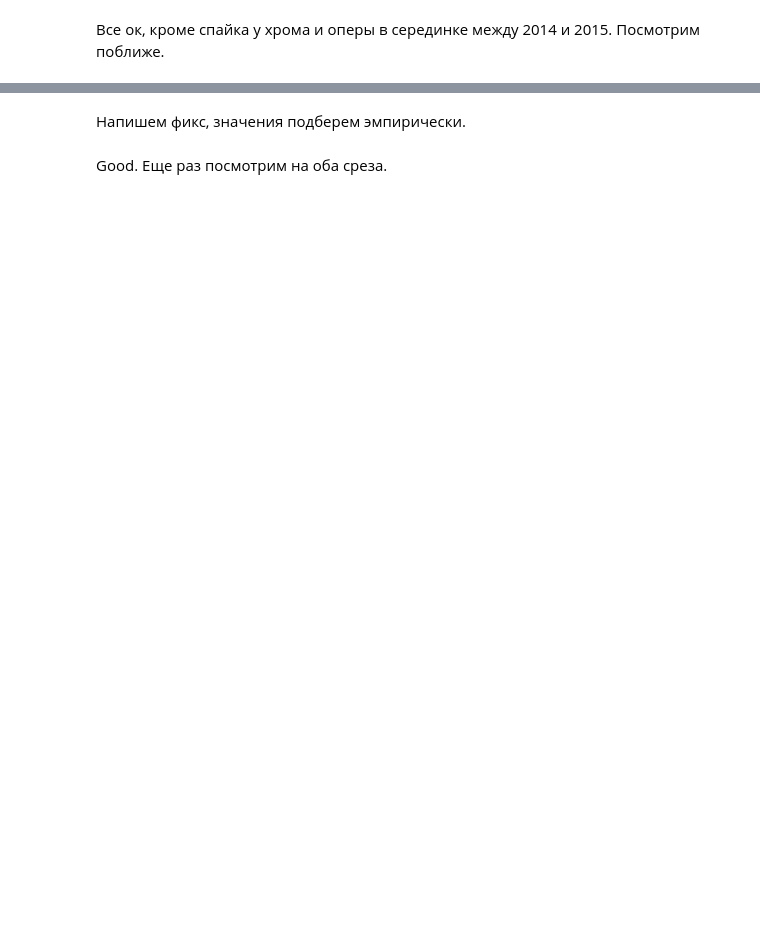
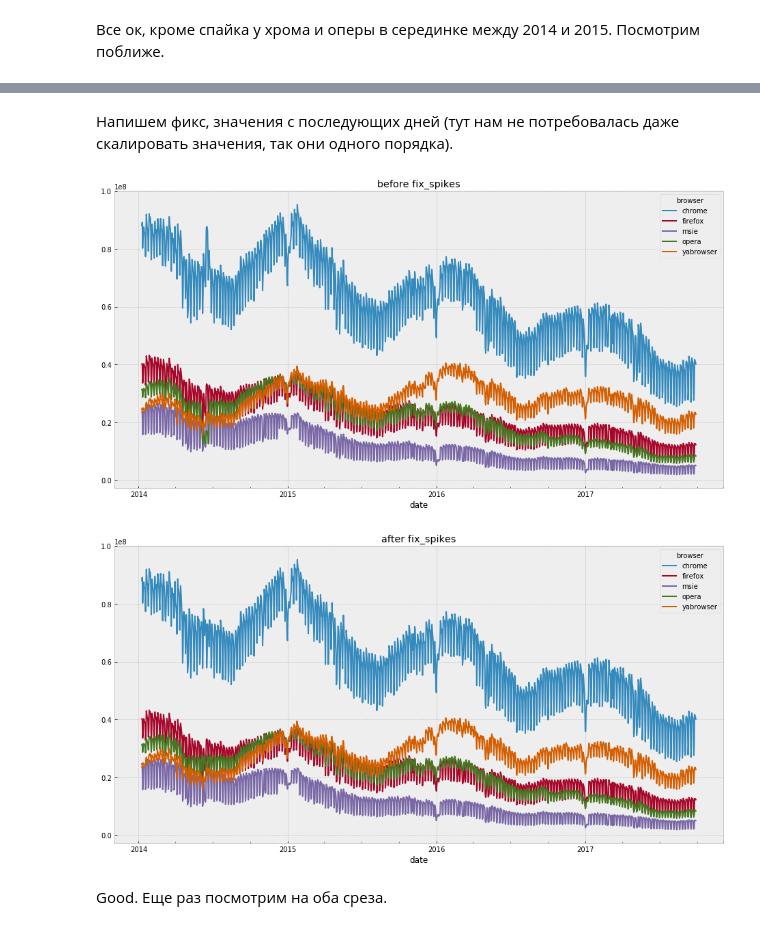
Before and after one commit to stasbel/pracanalytics-hw, a Jupyter notebook: task03/data.ipynb, the cells around one changed output, grey strips where cells are left out. Saved outputs shown, nothing was run; the diff lists cells and outputs as text; code cells hidden in the pictures; blank space fills up the shorter version.

```diff
--- a/task03/data.ipynb
+++ b/task03/data.ipynb
@@ -167,30 +236,37 @@ plot_pivot(df[cond], 'browser')
-# %% [markdown]
-Напишем фикс, значения подберем эмпирически.
+# %% [markdown]
+Напишем фикс, значения с последующих дней (тут нам не потребовалась даже скалировать значения, так они одного порядка).
 # %%
-SSPAN = '2014-06-15', '2014-06-21'
-OSPAN = '2014-06-06', '2014-06-22'
+SSPAN = '2014-06-13', '2014-06-23'
+OSPAN = '2014-06-05', '2014-06-23'
 
 
 def fix_spikes(df):
     df = df.copy()
     sleft, sright = parse(SSPAN[0]), parse(SSPAN[1])
     oleft, oright = parse(OSPAN[0]), parse(OSPAN[1])
 
     def past(d, days=1): return d - timedelta(days=days)
     def seek(d, days=1): return d + timedelta(days=days)
 
     for se in SES:
         cond = (df.se == se) & (df.browser == 'chrome')
-        df.loc[cond & (sleft <= df.date) & (df.date <= sright), 'hits'] *= 0.8
+        days = (sright - sleft).days + 1
+        nvalues = df.loc[cond & (seek(sright, days=1) <= df.date) & (df.date <= seek(sright, days=days)), 'hits']
+        df.loc[cond & (sleft <= df.date) & (df.date <= sright), 'hits'] = nvalues.values
 
     for se in SES:
         cond = (df.se == se) & (df.browser == 'opera')
-        df.loc[cond & (oleft <= df.date) & (df.date <= oright), 'hits'] += (1e+7 / 2)
+        days = (oright - oleft).days + 1
+        nvalues = df.loc[cond & (seek(oright, days=1) <= df.date) & (df.date <= seek(oright, days=days)), 'hits']
+        df.loc[cond & (oleft <= df.date) & (df.date <= oright), 'hits'] = nvalues.values
 
     return df
 
 
 plot_fix(fix_spikes, df, 'browser')
+# %% [output]
+[figure, added]
+[figure, added]
 # %% [markdown]
 Good. Еще раз посмотрим на оба среза.
 # %%
```
Also changed, not shown: parts of 19 cells of this notebook, 1 other file.
